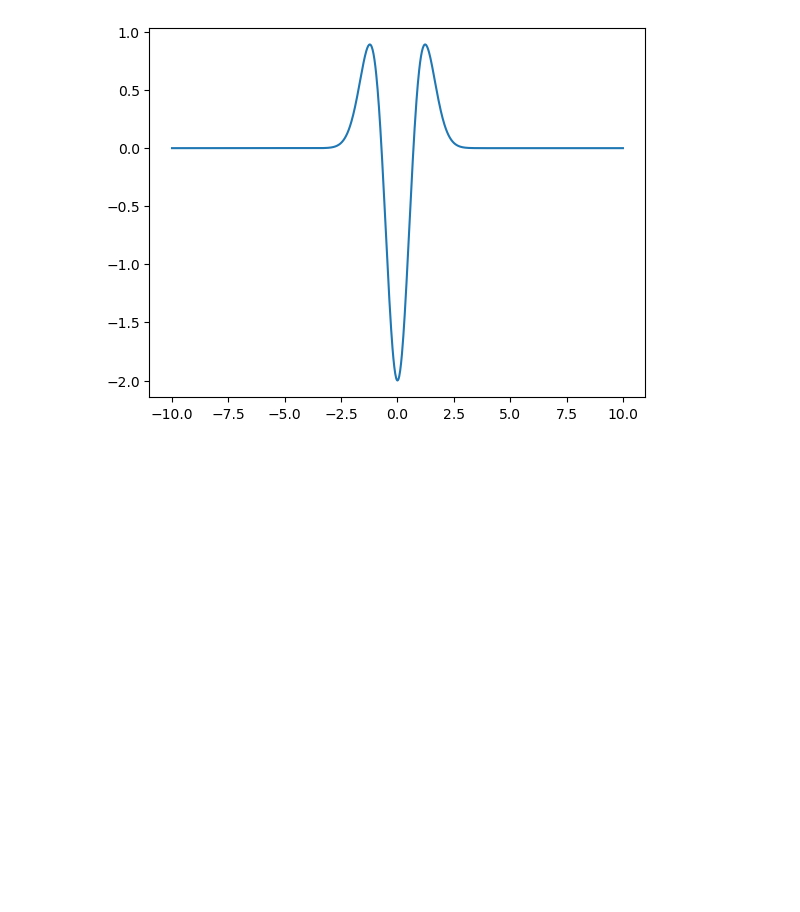
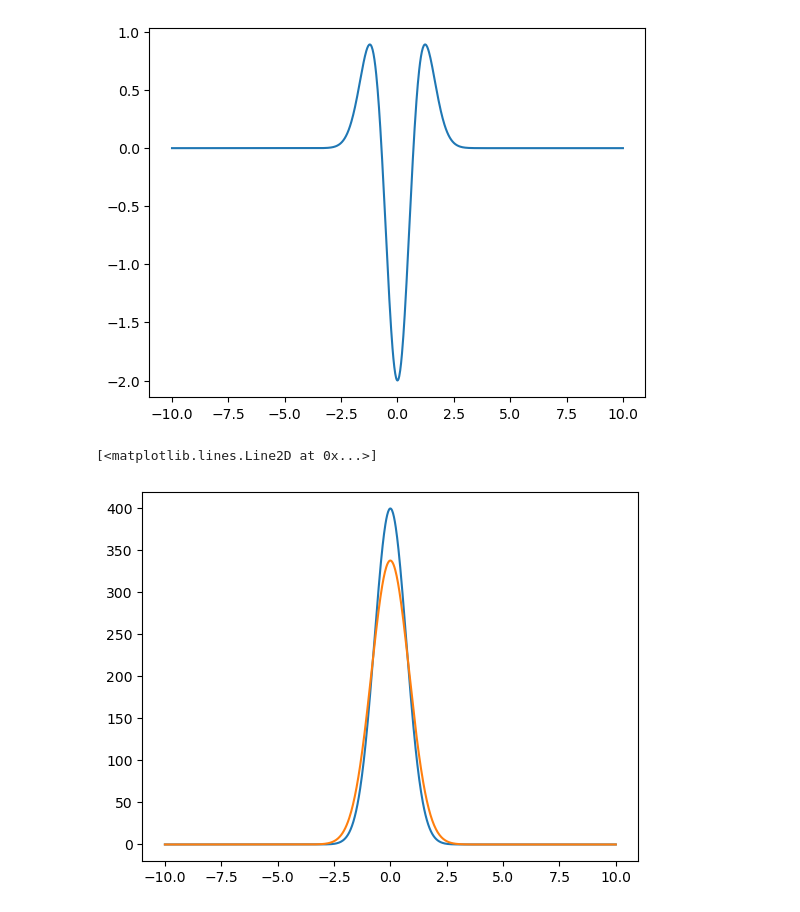
Before and after one commit to YagoMCastro/bacias-msc-2024, a Jupyter notebook: notebooks/aula4.ipynb, the cells around one changed output. Cells and saved outputs as stored; diff of their text form; code cells hidden in the pictures; blank space fills up the shorter version.

```diff
--- a/notebooks/aula4.ipynb
+++ b/notebooks/aula4.ipynb
@@ -27,3 +27,25 @@ plt.plot(x[1:-1],second_derivative)
 # %% [output]
 [<matplotlib.lines.Line2D at 0x...>]
 [figure]
+# %%
+temperature = 400*np.exp(-x**2)
+kappa = 1e-6
+dt = 100
+t = 0
+t_max = 1e5
+
+plt.plot(x, temperature)
+
+temperature_central = temperature[1:-1]
+temperature_left = temperature[:-2]
+temperature_right = temperature[2:]
+
+while t<=t_max:
+    temperature[1:-1] += kappa*dt*(temperature_right - 2*temperature_central + temperature_left)/dx**2
+    t+=dt
+
+
+plt.plot(x, temperature)
+# %% [output]
+[<matplotlib.lines.Line2D at 0x...>]
+[figure, added]
```
